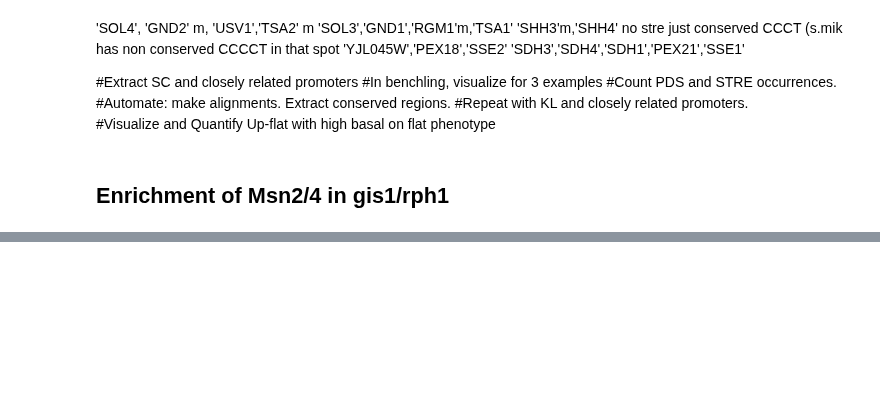
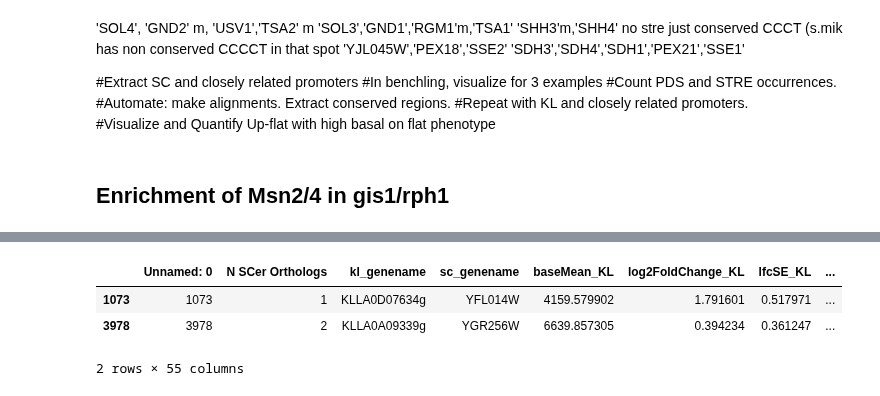
Before and after one commit to heineike02/yeast_esr_expression_analysis, a Jupyter notebook: scripts/20180327_msn24_gis1_rph1_overlap.ipynb, the cells around one changed output, grey strips where cells are left out. Drawn from its saved outputs; the diff is of its cells as text; code cells hidden in the pictures; blank space fills up the shorter version.

```diff
--- a/scripts/20180327_msn24_gis1_rph1_overlap.ipynb
+++ b/scripts/20180327_msn24_gis1_rph1_overlap.ipynb
@@ -739,6 +664,13 @@ for msn24_thresh in msn24_threshs:
     msn24_thresh_str = '%.2f' % msn24_thresh
     msn24_spec_set['M_'+msn24_thresh_str.split('.')[1]] = list(kl_sc_PKA_data_mg_dxthresh[kl_sc_PKA_data_mg_dxthresh['dy/dx']<msn24_thresh]['sc_genename'])
     msn24_spec_set['NM_'+msn24_thresh_str.split('.')[1]] = list(kl_sc_PKA_data_mg_dxthresh[kl_sc_PKA_data_mg_dxthresh['dy/dx']>msn24_thresh]['sc_genename'])
+# %%
+kl_sc_PKA_data_mg_msn2_check[kl_sc_PKA_data_mg_msn2_check['SC_common_name'].isin(['GND2', 'HSP12'])]
+# %% [output]
+|  | Unnamed: 0 | N SCer Orthologs | kl_genename | sc_genename | baseMean_KL | log2FoldChange_KL | lfcSE_KL | ... |
+| 1073 | 1073 | 1 | KLLA0D07634g | YFL014W | 4159.579902 | 1.791601 | 0.517971 | ... |
+| 3978 | 3978 | 2 | KLLA0A09339g | YGR256W | 6639.857305 | 0.394234 | 0.361247 | ... |
+2 rows × 55 columns
 # %%
 gr_msn2_sets = {}
 for msn2_set_name, msn2_set in msn24_spec_set.items():
```
Also changed, not shown: parts of 15 cells of this notebook, 8 other files.
